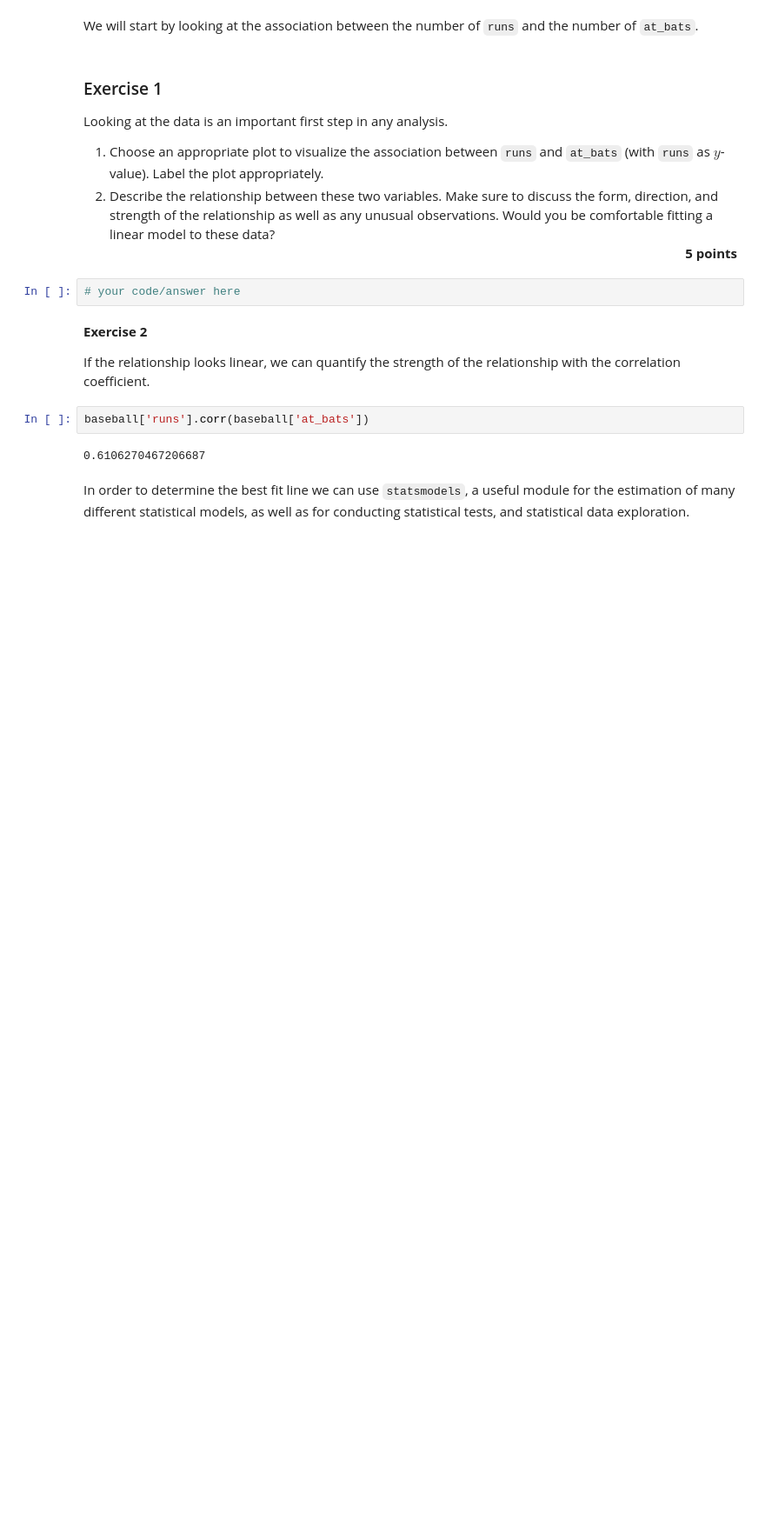
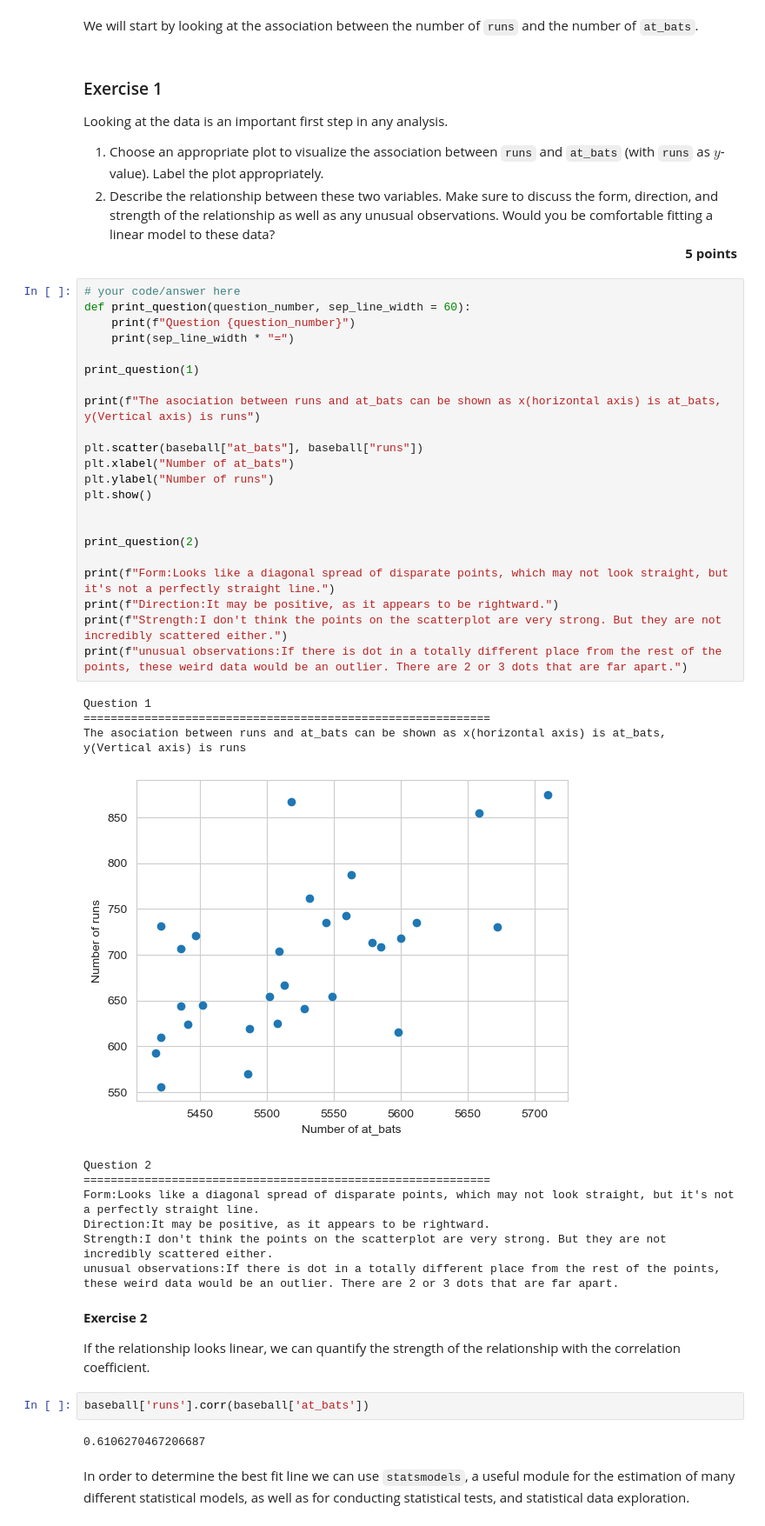
Before and after one commit to felixleopold/Frequentist-Statistics, a Jupyter notebook: FS_Assignment5/Assignment5.ipynb, the cells around one changed output. Shown: that part at 87% size. Saved outputs shown, nothing was run; the diff lists cells and outputs as text; blank space fills up the shorter version.

```diff
--- a/FS_Assignment5/Assignment5.ipynb
+++ b/FS_Assignment5/Assignment5.ipynb
@@ -53,8 +53,39 @@ Looking at the data is an important first step in any analysis.
 
 1. Choose an appropriate plot to visualize the association between `runs` and `at_bats`  (with `runs` as $y$-value). Label the plot appropriately.
 2. Describe the relationship between these two variables. Make sure to discuss the form, direction, and strength of the relationship as well as any unusual observations. Would you be comfortable fitting a linear model to these data? <div style="text-align: right"> **5 points** </div>
-# %%
-# your code/answer here
+# %%
+# your code/answer here
+def print_question(question_number, sep_line_width = 60):
+    print(f"Question {question_number}")
+    print(sep_line_width * "=")
+
+print_question(1)
+
+print(f"The asociation between runs and at_bats can be shown as x(horizontal axis) is at_bats, y(Vertical axis) is runs")
+
+plt.scatter(baseball["at_bats"], baseball["runs"])
+plt.xlabel("Number of at_bats")
+plt.ylabel("Number of runs")
+plt.show()
+
+
+print_question(2)
+
+print(f"Form:Looks like a diagonal spread of disparate points, which may not look straight, but it's not a perfectly straight line.")
+print(f"Direction:It may be positive, as it appears to be rightward.")
+print(f"Strength:I don't think the points on the scatterplot are very strong. But they are not incredibly scattered either.")
+print(f"unusual observations:If there is dot in a totally different place from the rest of the points, these weird data would be an outlier. There are 2 or 3 dots that are far apart.")
+# %% [output]
+Question 1
+============================================================
+The asociation between runs and at_bats can be shown as x(horizontal axis) is at_bats, y(Vertical axis) is runs
+[figure, added]
+Question 2
+============================================================
+Form:Looks like a diagonal spread of disparate points, which may not look straight, but it's not a perfectly straight line.
+Direction:It may be positive, as it appears to be rightward.
+Strength:I don't think the points on the scatterplot are very strong. But they are not incredibly scattered either.
+unusual observations:If there is dot in a totally different place from the rest of the points, these weird data would be an outlier. There are 2 or 3 dots that are far apart.
 # %% [markdown]
 **Exercise 2**
 
```
Also changed, not shown: parts of 5 cells of this notebook.
